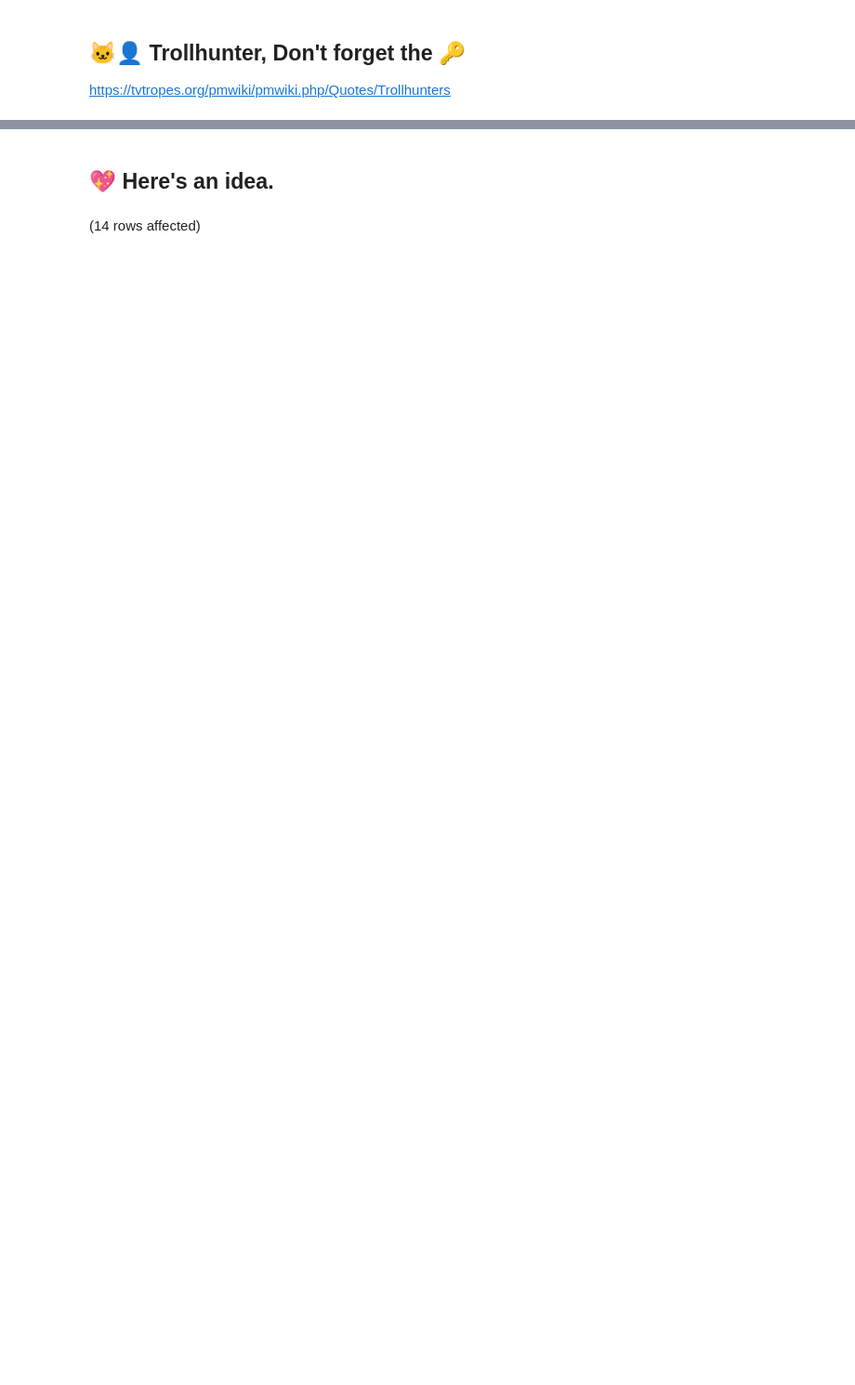
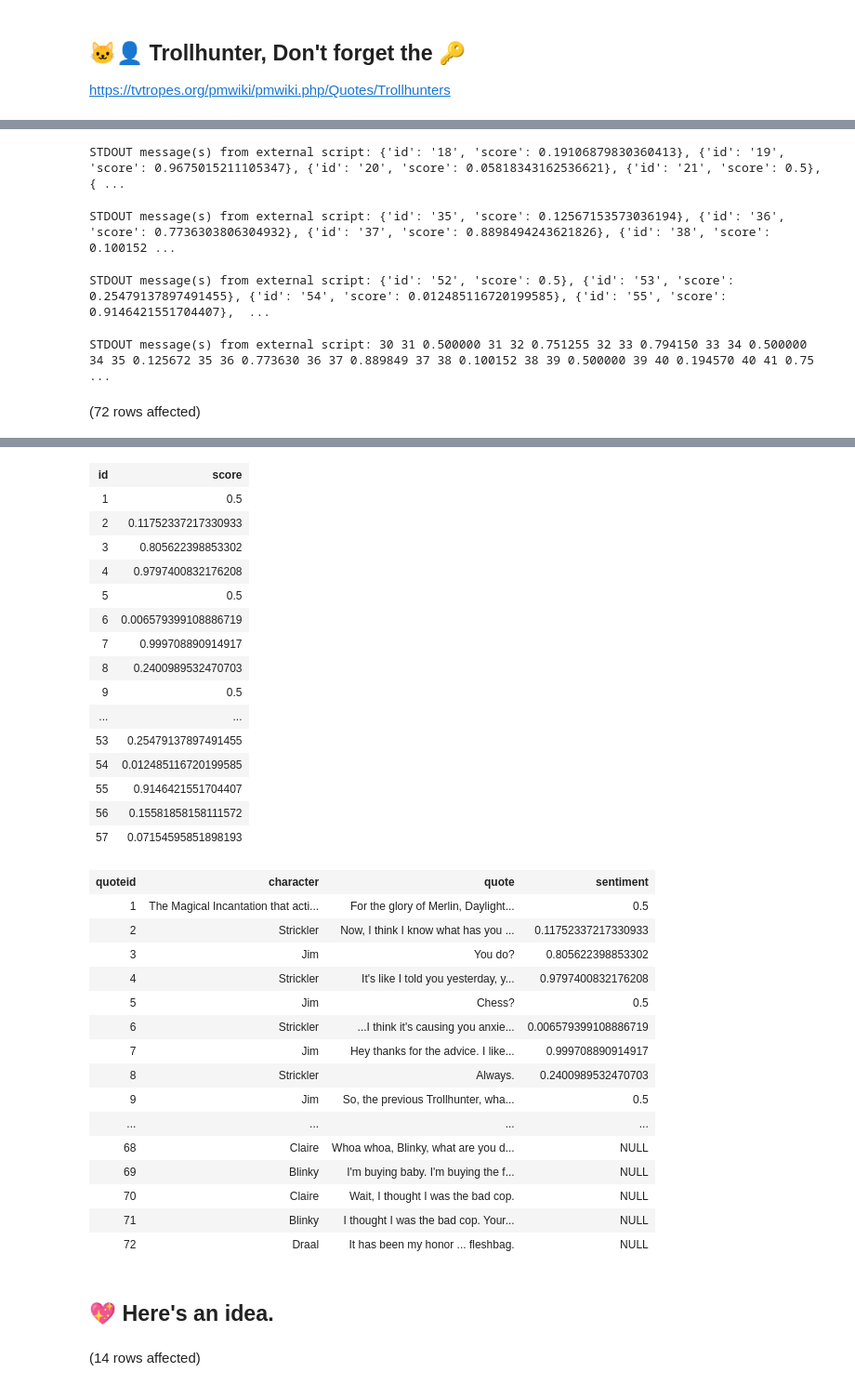
Before and after one commit to hfleitas/seattle2019, a Jupyter notebook: 2SentimentPrediction/Trollhunters.ipynb, the cells around one changed output, grey strips where cells are left out. Shown at 93% size. Cells and saved outputs as stored; diff of their text form; code cells hidden in the pictures; blank space fills up the shorter version.

Commit message:
fixed trollhunters notebook for airanger talk

```diff
--- a/2SentimentPrediction/Trollhunters.ipynb
+++ b/2SentimentPrediction/Trollhunters.ipynb
@@ -140,8 +155,8 @@ as
 	set @py = N'import requests, pprint as pr
 from pandas.io.json import json_normalize
 
-subscription_key = "6cec684a9d0f4650a5dce52fac5ba1f6"
-text_analytics_base_url = "https://eastus2.api.cognitive.microsoft.com/text/analytics/v2.0/"
+subscription_key = "mykey"
+text_analytics_base_url = "https://eastus.api.cognitive.microsoft.com/text/analytics/v2.0/"
 sentiment_url = text_analytics_base_url + "sentiment"
 
 df = jsondocs
@@ -178,3 +193,4 @@ go
 exec GetCognitiveAPIQuoteSentiment;
 
 select * from Quotes;
+# %% [output]
@@ -180,0 +199,5 @@ select * from Quotes;
+STDOUT message(s) from external script: {'id': '18', 'score': 0.19106879830360413}, {'id': '19', 'score': 0.9675015211105347}, {'id': '20', 'score': 0.05818343162536621}, {'id': '21', 'score': 0.5}, { ...
+STDOUT message(s) from external script: {'id': '35', 'score': 0.12567153573036194}, {'id': '36', 'score': 0.7736303806304932}, {'id': '37', 'score': 0.8898494243621826}, {'id': '38', 'score': 0.100152 ...
+STDOUT message(s) from external script: {'id': '52', 'score': 0.5}, {'id': '53', 'score': 0.25479137897491455}, {'id': '54', 'score': 0.012485116720199585}, {'id': '55', 'score': 0.9146421551704407},  ...
+STDOUT message(s) from external script: 30 31 0.500000 31 32 0.751255 32 33 0.794150 33 34 0.500000 34 35 0.125672 35 36 0.773630 36 37 0.889849 37 38 0.100152 38 39 0.500000 39 40 0.194570 40 41 0.75 ...
+(72 rows affected)
@@ -181,3 +205,35 @@ select * from Quotes;
+| id | score |
+| 1 | 0.5 |
+| 2 | 0.11752337217330933 |
+| 3 | 0.805622398853302 |
+| 4 | 0.9797400832176208 |
+| 5 | 0.5 |
+| 6 | 0.006579399108886719 |
+| 7 | 0.999708890914917 |
+| 8 | 0.2400989532470703 |
+| 9 | 0.5 |
+| ... | ... |
+| 53 | 0.25479137897491455 |
+| 54 | 0.012485116720199585 |
+| 55 | 0.9146421551704407 |
+| 56 | 0.15581858158111572 |
+| 57 | 0.07154595851898193 |
+| quoteid | character | quote | sentiment |
+| 1 | The Magical Incantation that acti... | For the glory of Merlin, Daylight... | 0.5 |
+| 2 | Strickler | Now, I think I know what has you ... | 0.11752337217330933 |
+| 3 | Jim | You do? | 0.805622398853302 |
+| 4 | Strickler | It's like I told you yesterday, y... | 0.9797400832176208 |
+| 5 | Jim | Chess? | 0.5 |
+| 6 | Strickler | ...I think it's causing you anxie... | 0.006579399108886719 |
+| 7 | Jim | Hey thanks for the advice. I like... | 0.999708890914917 |
+| 8 | Strickler | Always. | 0.2400989532470703 |
+| 9 | Jim | So, the previous Trollhunter, wha... | 0.5 |
+| ... | ... | ... | ... |
+| 68 | Claire | Whoa whoa, Blinky, what are you d... | NULL |
+| 69 | Blinky | I'm buying baby. I'm buying the f... | NULL |
+| 70 | Claire | Wait, I thought I was the bad cop. | NULL |
+| 71 | Blinky | I thought I was the bad cop. Your... | NULL |
+| 72 | Draal | It has been my honor ... fleshbag. | NULL |
 # %% [markdown]
 ## 💖 Here's an idea.
 # %%
```
Also changed, not shown: parts of 13 cells of this notebook.
